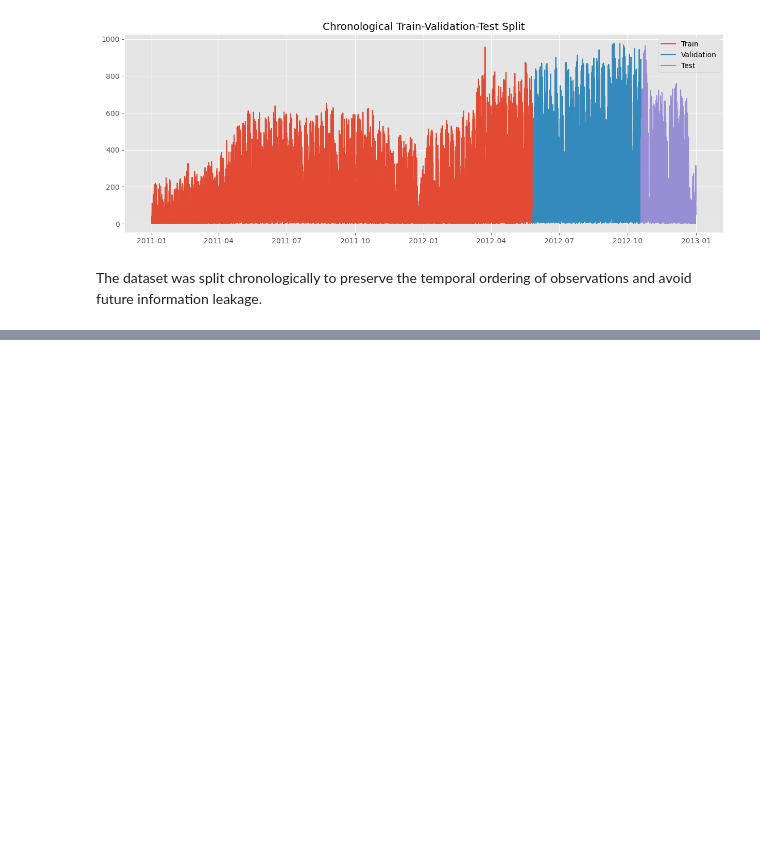
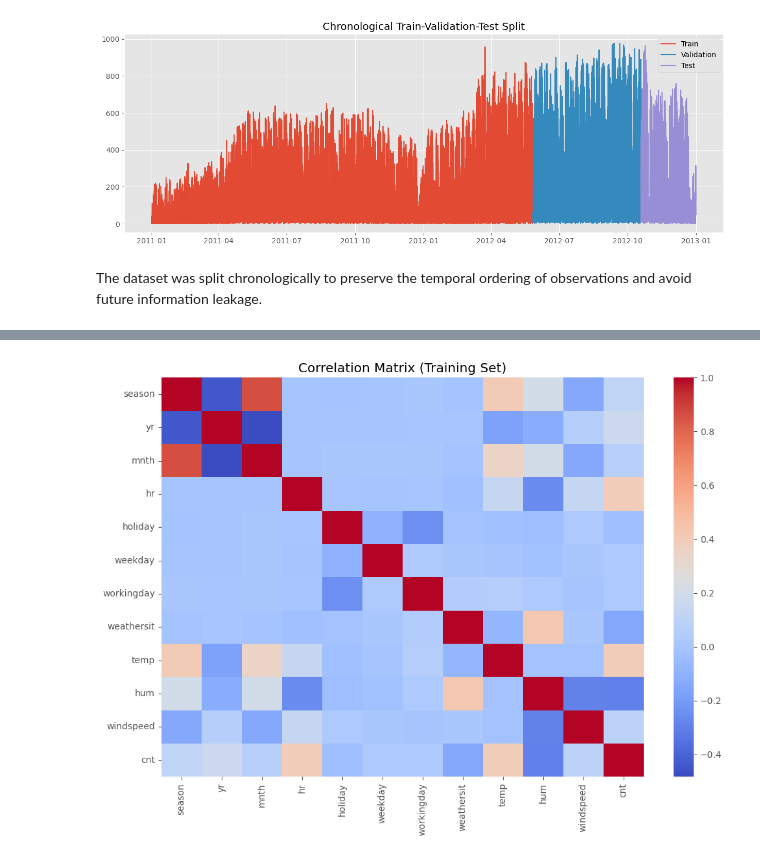
Before and after one commit to Kat-Pelka/RR_project, a Jupyter notebook: notebooks/01_eda.ipynb, the cells around one changed output, grey strips where cells are left out. Cells and saved outputs as stored; diff of their text form; code cells hidden in the pictures; blank space fills up the shorter version.

```diff
--- a/notebooks/01_eda.ipynb
+++ b/notebooks/01_eda.ipynb
@@ -586,0 +607,14 @@ Bike rental activity differs substantially across seasons, with higher demand ob
+# %%
+# Correlation heatmap
+plt.figure(figsize=(12,8))
+
+sns.heatmap(
+    train.corr(numeric_only=True),
+    cmap="coolwarm"
+)
+
+plt.title("Correlation Matrix (Training Set)")
+
+plt.show()
+# %% [output]
+[figure, added]
```
Also changed, not shown: parts of 29 cells of this notebook.
